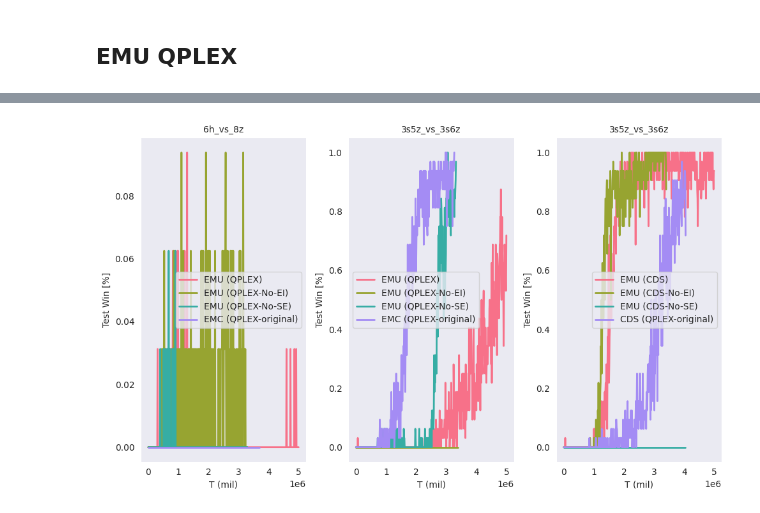
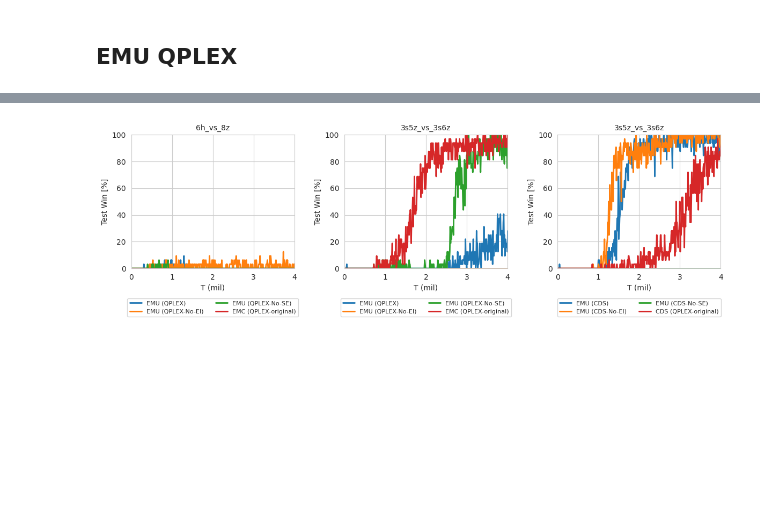
Before and after one commit to ArianaVillegas/MLRC-EMU, a Jupyter notebook: scripts/images/figures.ipynb, the cells around one changed output, grey strips where cells are left out. Cells and saved outputs as stored; diff of their text form; code cells hidden in the pictures; blank space fills up the shorter version.

Commit message:
Docs: Plots

```diff
--- a/scripts/images/figures.ipynb
+++ b/scripts/images/figures.ipynb
@@ -3,6 +3,8 @@ import numpy as np
 import matplotlib.pyplot as plt
 import seaborn as sns
 import json
+
+sns.set_style("whitegrid")
 # %% [markdown]
 ## EMU QPLEX
 # %%
@@ -94,7 +104,6 @@ alg_names_cds = [
     'EMU (CDS-No-SE)',
     'CDS (QPLEX-original)',
 ]
-
 
 maps = [
     '6h_vs_8z',
@@ -116,72 +125,68 @@ paths = [
         '/home/diego.quispe/emu_dev/MLRC-EMU/src/EMU_release_pymarl/results/sacred/EMU_sc2_hard_3s5z_vs_3s6z_3s5z_vs_3s6z_2025-02-16_00-29-10/1/info.json',
         '/home/diego.quispe/emu_dev/MLRC-EMU/src/EMU_release_pymarl/results/sacred/EMU_sc2_hard_3s5z_vs_3s6z_3s5z_vs_3s6z_2025-02-16_00-18-43/1/info.json'
     ]
-
 ]
 
 paths_cds = [
-        ['/home/diego.quispe/emu_dev/MLRC-EMU/src/EMU_release_pymarl/results/sacred/EMU_sc2_hard_cds_3s5z_vs_3s6z_3s5z_vs_3s6z_2025-02-09_22-13-55/1/info.json',
+    [
+        '/home/diego.quispe/emu_dev/MLRC-EMU/src/EMU_release_pymarl/results/sacred/EMU_sc2_hard_cds_3s5z_vs_3s6z_3s5z_vs_3s6z_2025-02-09_22-13-55/1/info.json',
         '/home/diego.quispe/emu_dev/MLRC-EMU/src/EMU_release_pymarl/results/sacred/EMU_sc2_hard_cds_3s5z_vs_3s6z_3s5z_vs_3s6z_2025-02-16_01-03-54/1/info.json',
         '/home/diego.quispe/emu_dev/MLRC-EMU/src/EMU_release_pymarl/results/sacred/EMU_sc2_hard_cds_3s5z_vs_3s6z_3s5z_vs_3s6z_2025-02-16_00-40-01/1/info.json',
-        '/home/diego.quispe/emu_dev/MLRC-EMU/src/EMU_release_pymarl/results/sacred/EMU_sc2_hard_cds_3s5z_vs_3s6z_3s5z_vs_3s6z_2025-02-16_00-35-12/1/info.json']
+        '/home/diego.quispe/emu_dev/MLRC-EMU/src/EMU_release_pymarl/results/sacred/EMU_sc2_hard_cds_3s5z_vs_3s6z_3s5z_vs_3s6z_2025-02-16_00-35-12/1/info.json'
     ]
+]
 
-# Crear una figura con 6 subplots (2 filas, 3 columnas)
-fig, axes = plt.subplots(1, 3, figsize=(10, 6))
-axes = axes.flatten()  # Aplanar la matriz de ejes
+
+fig, axes = plt.subplots(1, 3, figsize=(12, 4))
+axes = axes.flatten()
 
 for idx, json_paths in enumerate(paths):
-    x = []
-    y_means = []
-
+    x, y_means = [], []
     for json_path in json_paths:
         with open(json_path, 'r') as f:
             data = json.load(f)
-        x.append(np.array(data["test_battle_won_mean_T"]))
-        y_means.append(np.array(data["test_battle_won_mean"]))
+        x.append(np.array(data["test_battle_won_mean_T"]) / 1e6)
+        y_means.append(np.array(data["test_battle_won_mean"]) * 100)
 
-    colors = sns.color_palette("husl", len(y_means))
-
-    ax = axes[idx]  # Seleccionar el subplot correspondiente
-    for i, color in enumerate(colors):
-        ax.plot(x[i], y_means[i], color=color, linewidth=2, label=alg_names[i])
-        # ax.fill_between(x[i], y_means[i] - y_stds[i], y_means[i] + y_stds[i], color=color, alpha=0.2)  # Si tienes y_stds
-
+    ax = axes[idx]
+    for i in range(len(y_means)):
+        ax.plot(x[i], y_means[i], linewidth=2, label=alg_names[i])
     ax.set_xlabel("T (mil)")
     ax.set_ylabel("Test Win [%]")
     ax.set_title(maps[idx], fontsize=10)
-    ax.legend(alg_names)
-    ax.grid(False)
+    ax.set_ylim(0, 100)
+    ax.set_xlim(0, 4)
+    ax.legend(bbox_to_anchor=(0.5, -0.2), loc='upper center',
+             ncol=2, fontsize=8, frameon=True,
+             fancybox=True)
 
 for idx, json_paths in enumerate(paths_cds):
-    x = []
-    y_means = []
-
+    x, y_means = [], []
     for json_path in json_paths:
         with open(json_path, 'r') as f:
             data = json.load(f)
-        x.append(np.array(data["test_battle_won_mean_T"]))
-        y_means.append(np.array(data["test_battle_won_mean"]))
+        x.append(np.array(data["test_battle_won_mean_T"]) / 1e6)
+        y_means.append(np.array(data["test_battle_won_mean"]) * 100)
 
-    colors = sns.color_palette("husl", len(y_means))
-
-    ax = axes[2]  # Seleccionar el subplot correspondiente
-    for i, color in enumerate(colors):
-        ax.plot(x[i], y_means[i], color=color, linewidth=2, label=alg_names_cds[i])
-        # ax.fill_between(x[i], y_means[i] - y_stds[i], y_means[i] + y_stds[i], color=color, alpha=0.2)  # Si tienes y_stds
-
+    ax = axes[2]
+    for i in range(len(y_means)):
+        ax.plot(x[i], y_means[i], linewidth=2, label=alg_names_cds[i])
     ax.set_xlabel("T (mil)")
     ax.set_ylabel("Test Win [%]")
     ax.set_title(maps_cds[idx], fontsize=10)
-    ax.legend(alg_names_cds)
-    ax.grid(False)
+    ax.set_ylim(0, 100)
+    ax.set_xlim(0, 4)
+    ax.legend(bbox_to_anchor=(0.5, -0.2), loc='upper center',
+             ncol=2, fontsize=8, frameon=True,
+             fancybox=True)
 
-# Ajustar el espacio entre subplots
+
+
 plt.tight_layout()
-plt.savefig(f"plot_comparative_eval.png", dpi=300, bbox_inches='tight')
+plt.savefig("plot_further_ablation.png", dpi=300, bbox_inches='tight')
 plt.show()
 # %% [output]
-[figure, old version]
+[figure, new version]
 # %%
 alg_names = [
     'EMU (QPLEX)',
```
Also changed, not shown: parts of 2 cells of this notebook, 3 other files.
